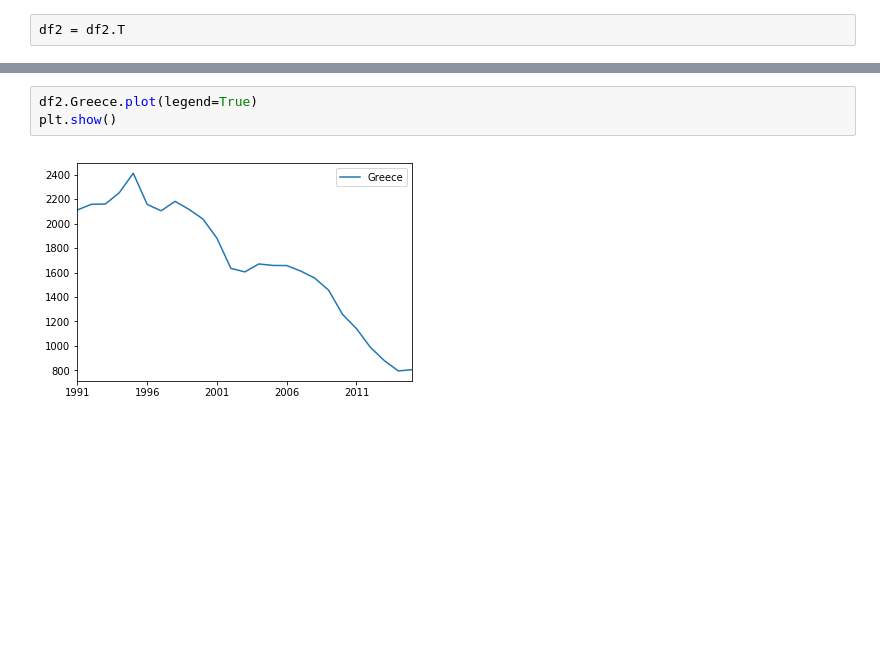
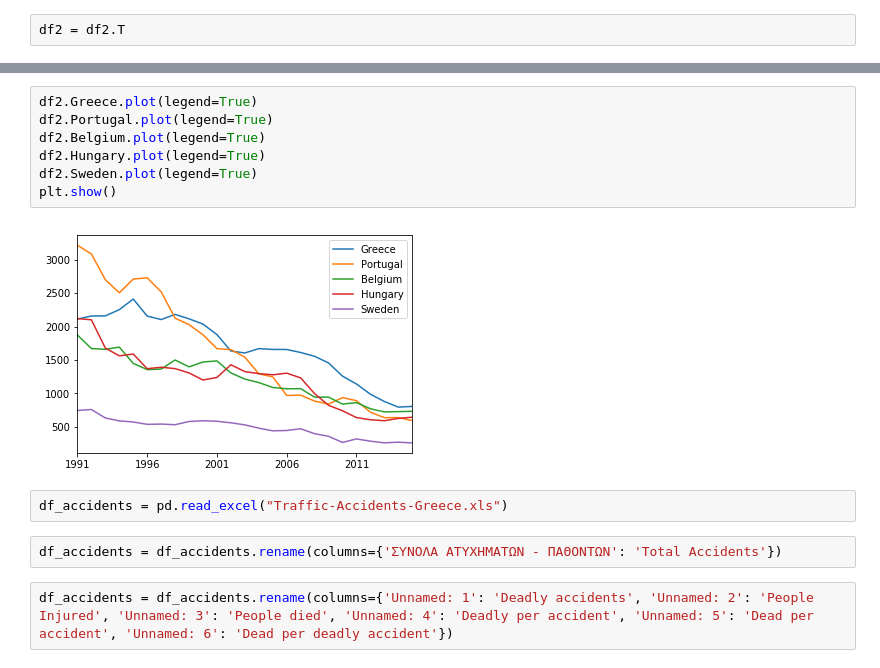
Before and after one commit to chrgavalas/data-projects, a Jupyter notebook: code/project3/Road Accidents in Greece.ipynb, the cells around one changed output, grey strips where cells are left out. Saved outputs shown, nothing was run; the diff lists cells and outputs as text; blank space fills up the shorter version.

```diff
--- a/code/project3/Road Accidents in Greece.ipynb
+++ b/code/project3/Road Accidents in Greece.ipynb
@@ -186,6 +174,16 @@ df2
 25 rows × 28 columns
-# %%
-df2.Greece.plot(legend=True)
-plt.show()
-# %% [output]
-[figure, removed]
+# %%
+df2.Greece.plot(legend=True)
+df2.Portugal.plot(legend=True)
+df2.Belgium.plot(legend=True)
+df2.Hungary.plot(legend=True)
+df2.Sweden.plot(legend=True)
+plt.show()
+# %% [output]
+[figure, added]
+# %%
+df_accidents = pd.read_excel("Traffic-Accidents-Greece.xls")
+# %%
+df_accidents = df_accidents.rename(columns={'ΣΥΝΟΛΑ ΑΤΥΧΗΜΑΤΩΝ - ΠΑΘΟΝΤΩΝ': 'Total Accidents'})
+# %%
+df_accidents = df_accidents.rename(columns={'Unnamed: 1': 'Deadly accidents', 'Unnamed: 2': 'People Injured', 'Unnamed: 3': 'People died', 'Unnamed: 4': 'Deadly per accident', 'Unnamed: 5': 'Dead per accident', 'Unnamed: 6': 'Dead per deadly accident'})
```
Also changed, not shown: parts of 82 cells of this notebook, 11 other files.
